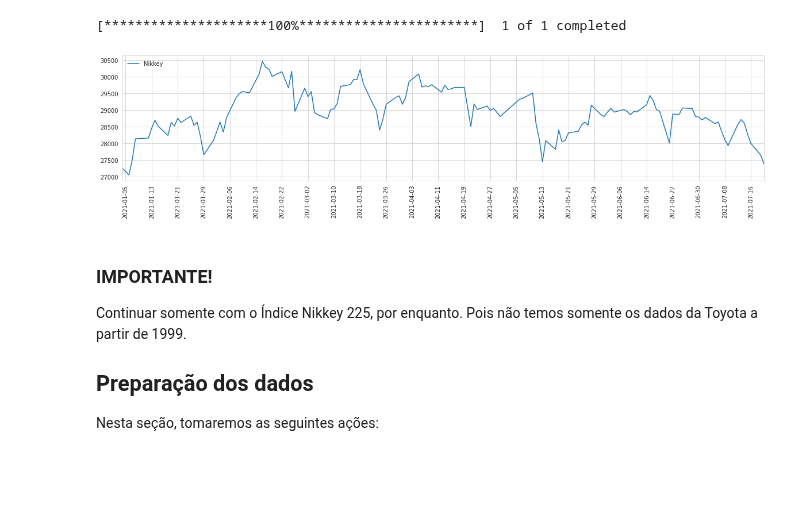
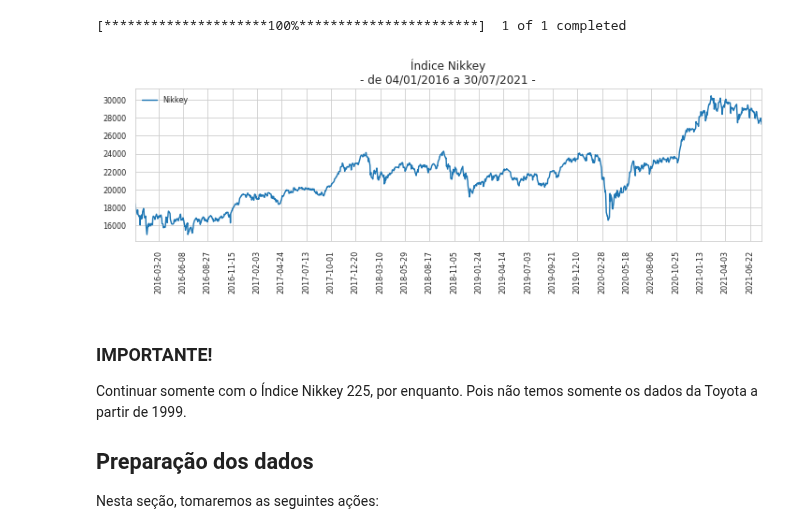
Before and after one commit to cafe-com-analytics/stock_market_index_daily_direction, a Jupyter notebook: notebooks/01_ibovespa_using_pomegranate_pgmpy.ipynb, the cells around one changed output. Saved outputs shown, nothing was run; the diff lists cells and outputs as text; code cells hidden in the pictures; blank space fills up the shorter version.

Commit message:
✨ Added a title to the graphs and a matplotlib style.

```diff
--- a/notebooks/01_ibovespa_using_pomegranate_pgmpy.ipynb
+++ b/notebooks/01_ibovespa_using_pomegranate_pgmpy.ipynb
@@ -34,5 +34,6 @@ RANDOM_SEED = 42
 random.seed(RANDOM_SEED)
 warnings.filterwarnings("ignore")
 sns.set_style('whitegrid')
+plt.style.use('seaborn-paper')
 # %% [output]
 Populating the interactive namespace from numpy and matplotlib
@@ -44,8 +49,8 @@ Segundo o artigo, eles usaram dados do índice iBobespa (**^IBOV**), entre 01/01
 # start_date = "2011-01-01"
 # end_date = "2021-05-31"
 
-start_date = "2021-01-01"
-end_date = "2021-07-20"
+start_date = "2016-01-01"
+end_date = "2021-07-31"
 
 # ticker = "iBovespa"
 # ticker = "NYSE"
@@ -60,21 +65,23 @@ elif ticker == "NYSE":
 # %% [output]
 [*********************100%***********************]  1 of 1 completed
 # %%
-fig = plt.figure(figsize=(20, 4))
+fig = plt.figure(figsize=(12, 3))
 ax = fig.add_subplot(111)
 
 ax.plot(df_ticker['Close'], label=ticker)
 
 date_min = df_ticker.index.min()
 date_max = df_ticker.index.max()
 ax.xaxis.set_major_locator(plt.MaxNLocator(30))
 ax.set_xlim(left=date_min, right=date_max)
+ax.set_title(f"""Índice {ticker}
+- de {date_min.strftime("%d/%m/%Y")} a {date_max.strftime("%d/%m/%Y")} -""", fontsize = 12)
 
 ax.legend(loc='upper left', frameon=False)
 plt.xticks(rotation=90)
 plt.show();
 # %% [output]
-[figure, old version]
+[figure, new version]
 # %% [markdown]
 ### IMPORTANTE!
 
```
Also changed, not shown: parts of 16 cells of this notebook, 1 other file.
